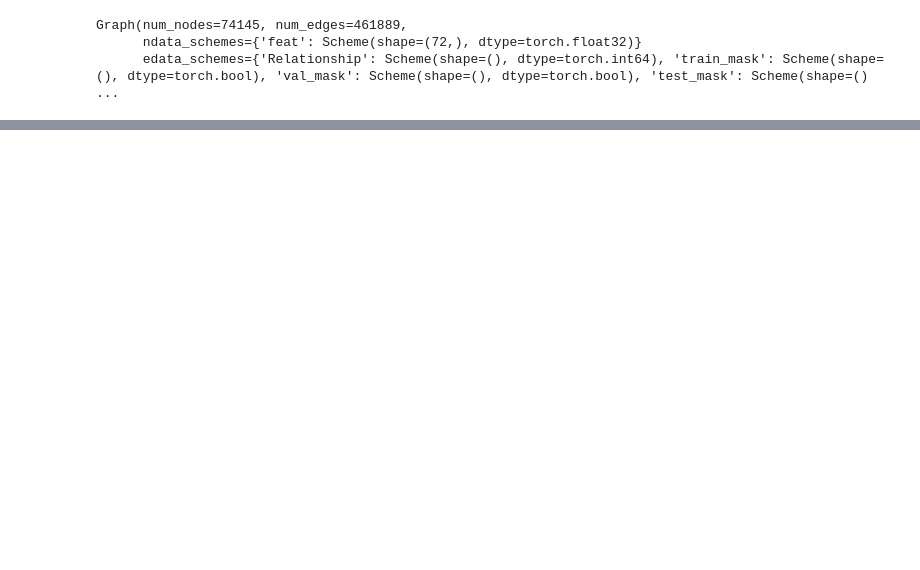
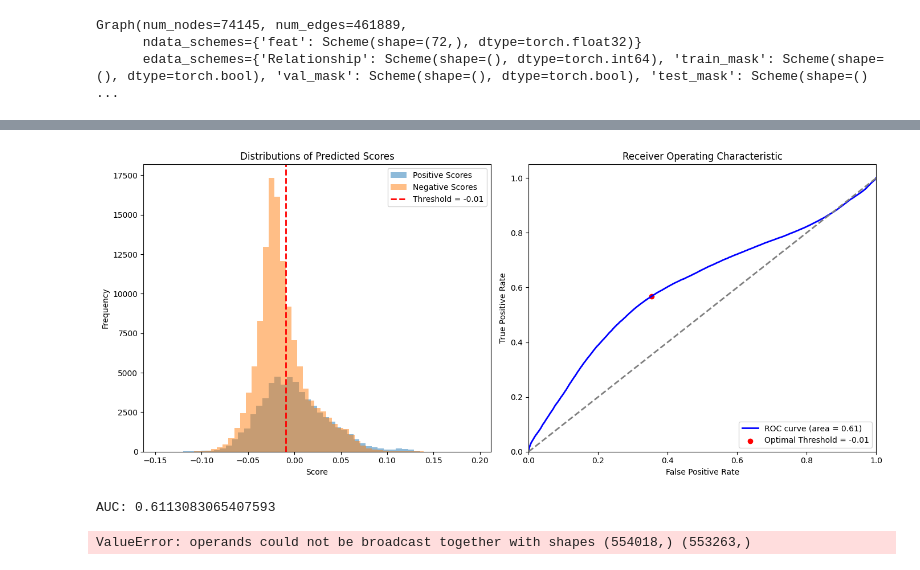
Before and after one commit to valesteban/TESIS, a Jupyter notebook: trainingBinaryClass.ipynb, the cells around one changed output, grey strips where cells are left out. Drawn from its saved outputs; the diff is of its cells as text; code cells hidden in the pictures; blank space fills up the shorter version.

```diff
--- a/trainingBinaryClass.ipynb
+++ b/trainingBinaryClass.ipynb
@@ -1617,0 +1936,3 @@ weighted avg     0.4640    0.6812    0.5520     92021
+# %%
+h = emb.node_embed.weight.detach()
+print("SHAPE",h.shape)
@@ -1617,0 +1941,23 @@ weighted avg     0.4640    0.6812    0.5520     92021
+# %%
+
+gnn.dgl_graph.ndata['h'] = h
+# %%
+train_mask = gnn.dgl_graph.edata['train_mask']
+test_mask = gnn.dgl_graph.edata['test_mask']
+X = model.node_embed.weight.detach()
+y = g.edata['Relationship']
+# clf = LogisticRegression().fit(X[train_mask].numpy(), y[train_mask].numpy())
+# clf.score(X[test_mask].numpy(), y[test_mask].numpy())
+# %%
+# Al ser MultiDiGraph tenemos
+TOR_LABELS_DICT = {'P2P':0, 'C2P': 1,'P2C': 2}
+TOR_LABELS_DICT = {'P2P':0, 'C2P': 1} #cambiar a esto para que sea clasificacióń binaria
+
+
+edata = gnn.dgl_graph.edata["Relationship"]
+# Reemplazar los valores 2 por 1
+edata[edata == 2] = 1
+gnn.dgl_graph.edata["Relationship"]
+
+# Actualizar la edata en el grafo con los nuevos valores
+gnn.dgl_graph.edata["Relationship"] = edata
@@ -1617,0 +2022,14 @@ weighted avg     0.4640    0.6812    0.5520     92021
+# %%
+# ----------- 5. Definir threashold -------------- #
+
+true_train_labels = gnn.dgl_graph.edata["Relationship"][test_mask]
+predicted_train_scores = logits.detach().numpy()[test_mask]
+optimal_threshold = plot_roc_curve(true_train_labels,predicted_train_scores)
+
+
+# ----------- 6. plot the loss and accuracy de training-------------- #
+plot_training(gnn,train_error,acc_train,val_error,acc_val,model_complexity,optimal_threshold)
+# %% [output]
+[figure, added]
+AUC: 0.6113083065407593
+ValueError: operands could not be broadcast together with shapes (554018,) (553263,)
```
Also changed, not shown: parts of 16 cells of this notebook.
